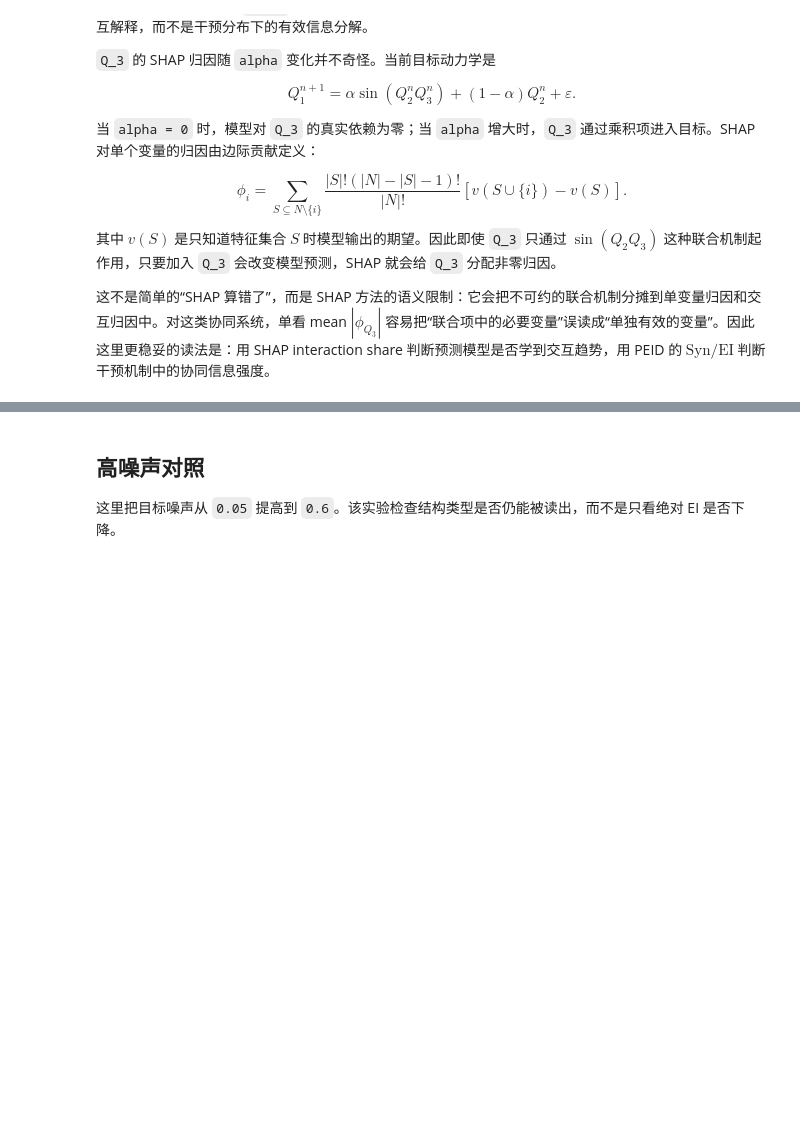
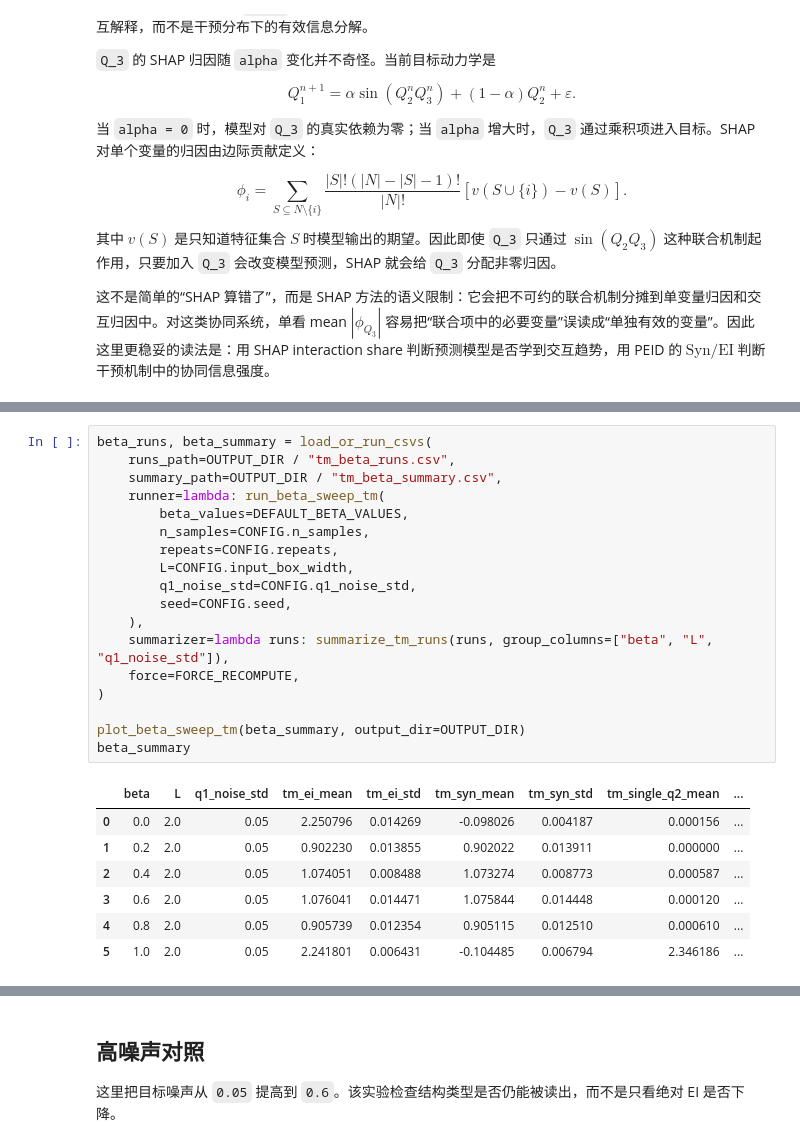
Before and after one commit to Matthew-ymz/EISyn, a Jupyter notebook: exp/TM/tm_nonlinear.ipynb, the cells around one changed output, grey strips where cells are left out. Cells and saved outputs as stored; diff of their text form; blank space fills up the shorter version.

```diff
--- a/exp/tm_nonlinear.ipynb
+++ b/exp/TM/tm_nonlinear.ipynb
@@ -258,0 +276,26 @@ $$
+# %%
+beta_runs, beta_summary = load_or_run_csvs(
+    runs_path=OUTPUT_DIR / "tm_beta_runs.csv",
+    summary_path=OUTPUT_DIR / "tm_beta_summary.csv",
+    runner=lambda: run_beta_sweep_tm(
+        beta_values=DEFAULT_BETA_VALUES,
+        n_samples=CONFIG.n_samples,
+        repeats=CONFIG.repeats,
+        L=CONFIG.input_box_width,
+        q1_noise_std=CONFIG.q1_noise_std,
+        seed=CONFIG.seed,
+    ),
+    summarizer=lambda runs: summarize_tm_runs(runs, group_columns=["beta", "L", "q1_noise_std"]),
+    force=FORCE_RECOMPUTE,
+)
+
+plot_beta_sweep_tm(beta_summary, output_dir=OUTPUT_DIR)
+beta_summary
+# %% [output]
+|  | beta | L | q1_noise_std | tm_ei_mean | tm_ei_std | tm_syn_mean | tm_syn_std | tm_single_q2_mean | ... |
+| 0 | 0.0 | 2.0 | 0.05 | 2.250796 | 0.014269 | -0.098026 | 0.004187 | 0.000156 | ... |
+| 1 | 0.2 | 2.0 | 0.05 | 0.902230 | 0.013855 | 0.902022 | 0.013911 | 0.000000 | ... |
+| 2 | 0.4 | 2.0 | 0.05 | 1.074051 | 0.008488 | 1.073274 | 0.008773 | 0.000587 | ... |
+| 3 | 0.6 | 2.0 | 0.05 | 1.076041 | 0.014471 | 1.075844 | 0.014448 | 0.000120 | ... |
+| 4 | 0.8 | 2.0 | 0.05 | 0.905739 | 0.012354 | 0.905115 | 0.012510 | 0.000610 | ... |
+| 5 | 1.0 | 2.0 | 0.05 | 2.241801 | 0.006431 | -0.104485 | 0.006794 | 2.346186 | ... |
```
Also changed, not shown: parts of 7 cells of this notebook, 41 other files.
